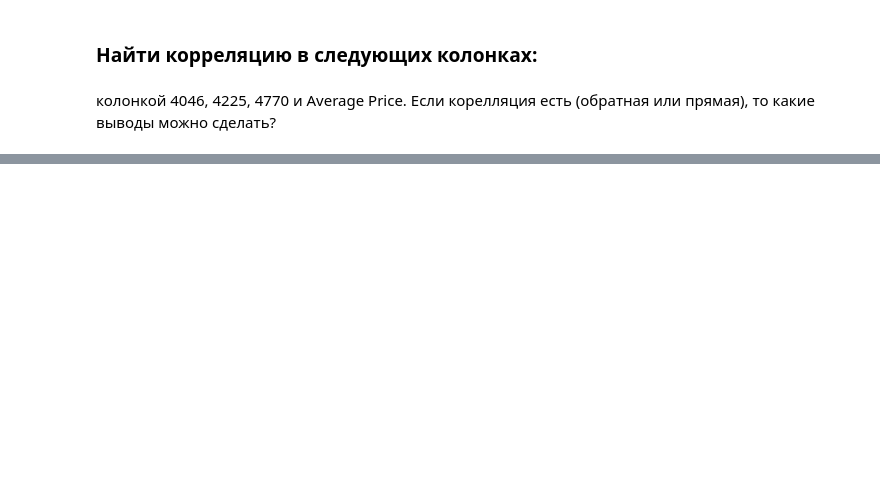
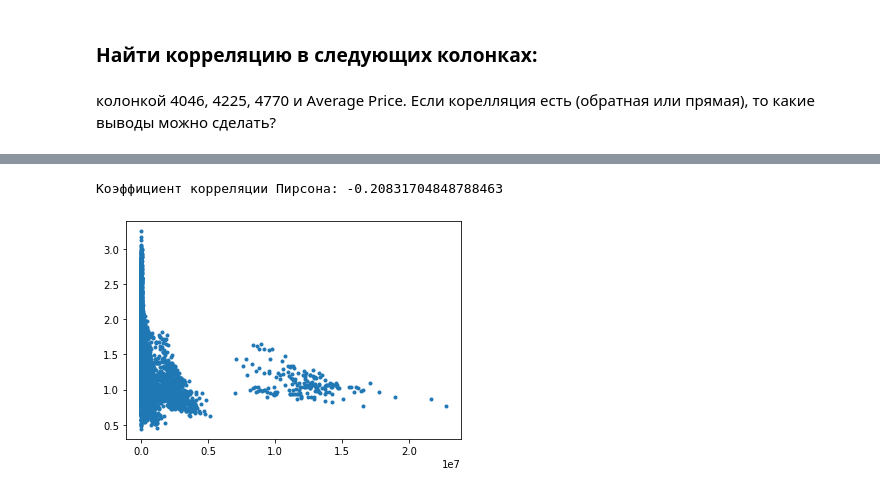
Before and after one commit to HeliosBI/PYDAHW19, a Jupyter notebook: homework-3.ipynb, the cells around one changed output, grey strips where cells are left out. Drawn from its saved outputs; the diff is of its cells as text; code cells hidden in the pictures; blank space fills up the shorter version.

```diff
--- a/homework-3.ipynb
+++ b/homework-3.ipynb
@@ -250,0 +282,7 @@ df[:3]
+# %%
+corr, p_value = sts.pearsonr(df['4046'], df['AveragePrice'])
+plt.scatter(df['4046'], df['AveragePrice'], marker='.')
+print('Коэффициент корреляции Пирсона:', corr)
+# %% [output]
+Коэффициент корреляции Пирсона: -0.20831704848788463
+[figure, added]
```
Also changed, not shown: parts of 7 cells of this notebook.
